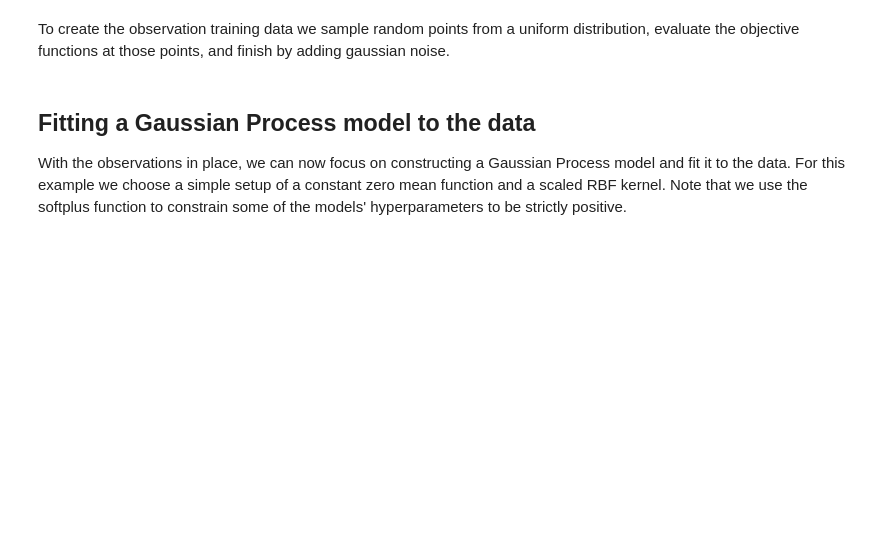
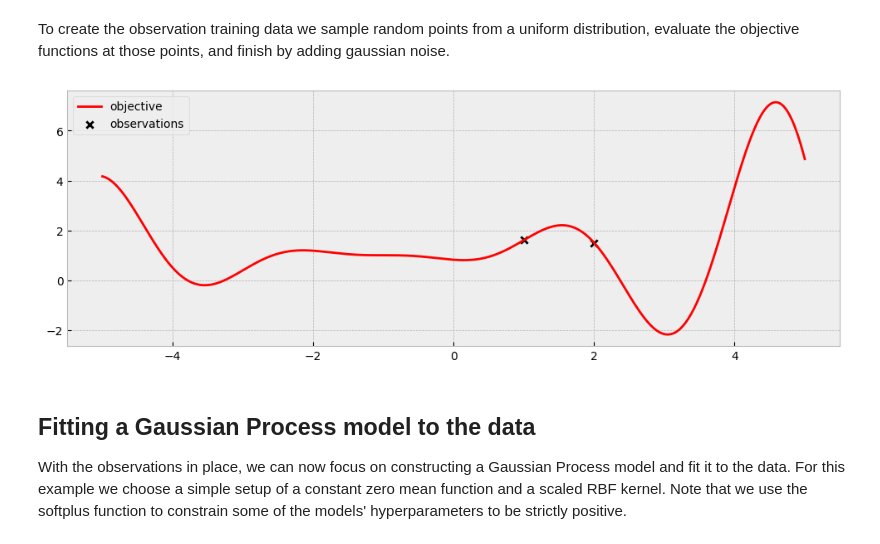
Before and after one commit to Lando-L/boax, a Jupyter notebook: docs/source/guides/Fitting_With_Priors.ipynb, the cells around one changed output. Cells and saved outputs as stored; diff of their text form; code cells hidden in the pictures; blank space fills up the shorter version.

```diff
--- a/docs/source/guides/Fitting_With_Priors.ipynb
+++ b/docs/source/guides/Fitting_With_Priors.ipynb
@@ -24,24 +28,26 @@ As our latent objective function we chose a sinusoid that we aim to maximize in
 # %%
-bounds = jnp.array([[0.0, 1.0]])
+bounds = jnp.array([[-5.0, 5.0]])
 # %%
 def objective(x):
-    return 1 - jnp.linalg.norm(x - 0.5)
+    return -((x[..., 0] + 1) ** 2) * jnp.sin(2 * x[..., 0] + 2) / 5 + 1
 # %% [markdown]
 To create the observation training data we sample random points from a uniform distribution, evaluate the objective functions at those points, and finish by adding gaussian noise.
 # %%
-data_key, sampler_key, optimizer_key = random.split(random.key(0), 3)
-
-x_train = random.uniform(
-    random.fold_in(data_key, 0),
-    minval=bounds[:, 0],
-    maxval=bounds[:, 1],
-    shape=(10, 1)
-)
-
-y_train = objective(x_train) + 0.1 * random.normal(
-    random.fold_in(data_key, 1),
-    shape=(10,)
-)
+x_train = jnp.array([[1.0], [2.0]])
+y_train = objective(x_train)
+# %%
+xs = jnp.linspace(bounds[:, 0], bounds[:, 1], 501)
+ys = objective(xs)
+# %%
+fig, ax = plt.subplots(figsize=(12, 4))
+
+ax.plot(xs, ys, c='r', label='objective')
+ax.scatter(x_train, y_train, marker='x', c='k', label='observations')
+ax.legend()
+
+plt.show()
+# %% [output]
+[figure, added]
 # %% [markdown]
 ## Fitting a Gaussian Process model to the data
 
```
Also changed, not shown: parts of 11 cells of this notebook, 4 other files.
